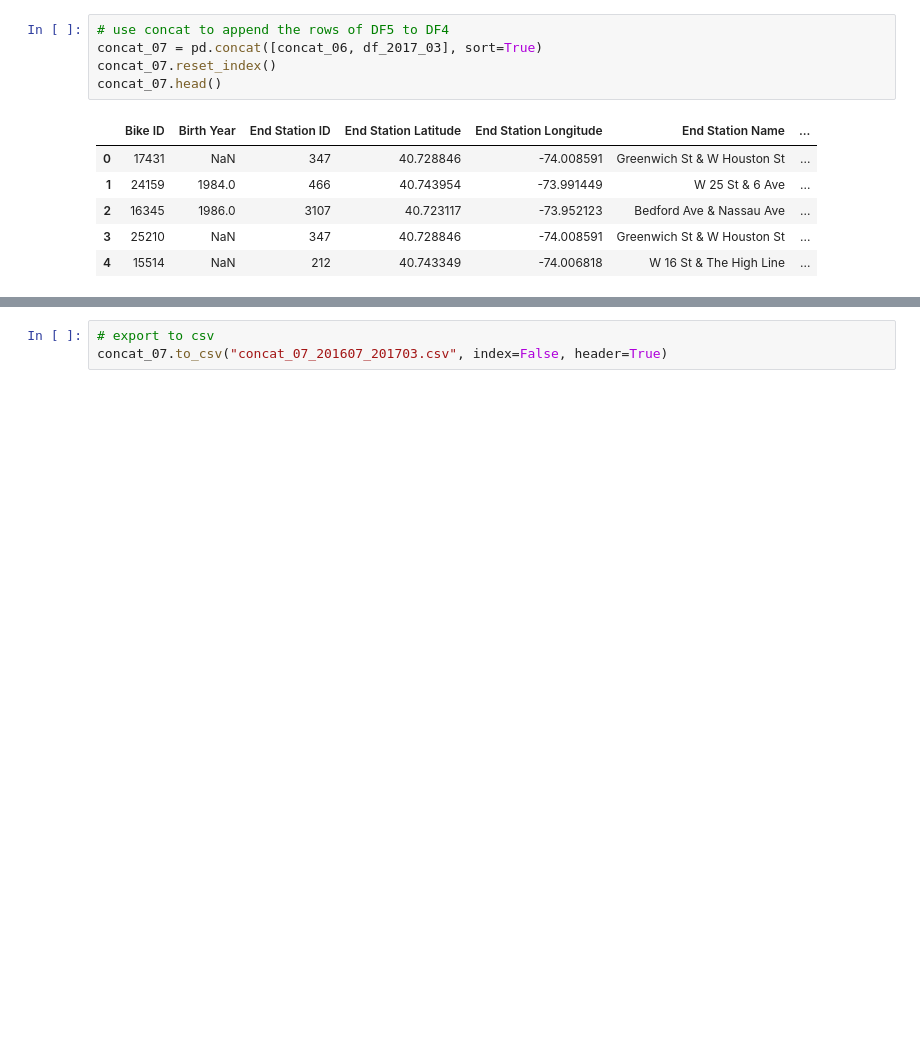
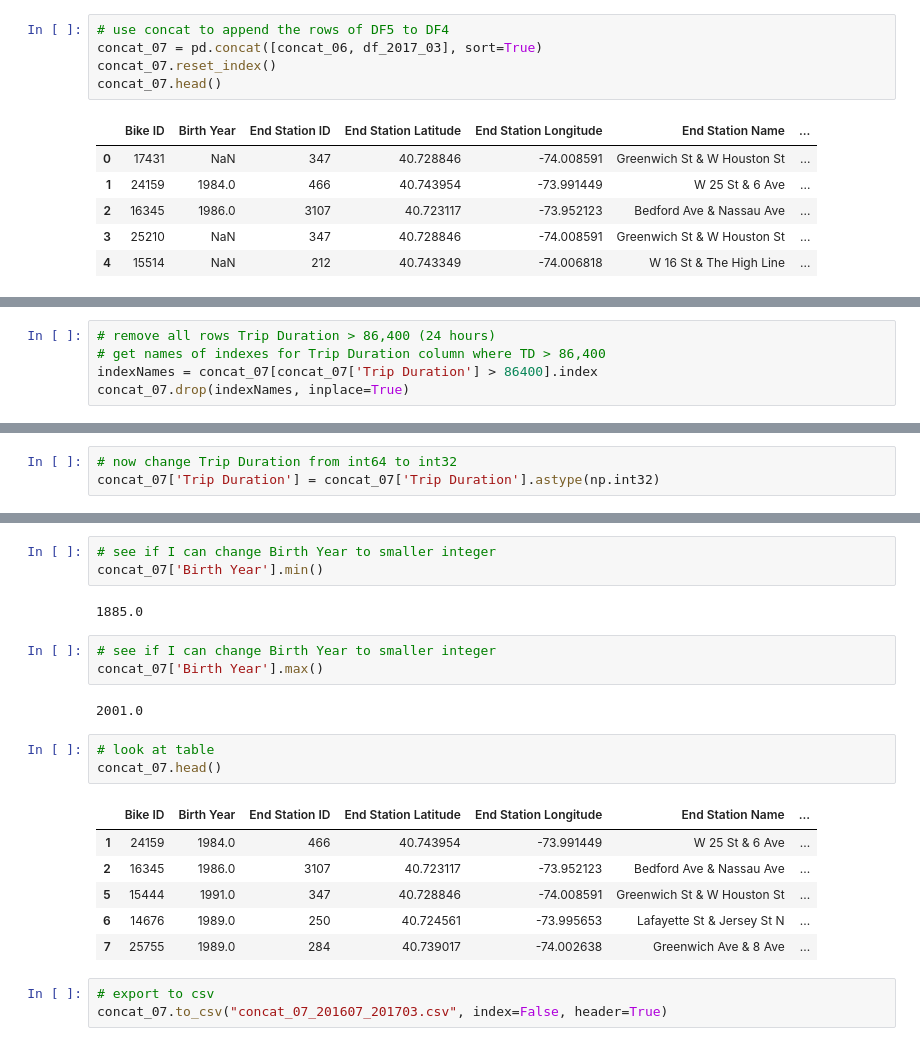
Before and after one commit to 3chords/biking_nyc, a Jupyter notebook: biking_nyc_July2016_to_Mar2017.ipynb, the cells around one changed output, grey strips where cells are left out. Saved outputs shown, nothing was run; the diff lists cells and outputs as text; blank space fills up the shorter version.

```diff
--- a/biking_nyc_July2016_to_Mar2017.ipynb
+++ b/biking_nyc_July2016_to_Mar2017.ipynb
@@ -555,0 +757,5 @@ dtype: int64
+# %%
+# remove all rows Trip Duration > 86,400 (24 hours)
+# get names of indexes for Trip Duration column where TD > 86,400
+indexNames = concat_07[concat_07['Trip Duration'] > 86400].index
+concat_07.drop(indexNames, inplace=True)
@@ -555,0 +808,3 @@ dtype: int64
+# %%
+# now change Trip Duration from int64 to int32
+concat_07['Trip Duration'] = concat_07['Trip Duration'].astype(np.int32)
@@ -556,3 +831,23 @@ dtype: int64
+# %%
+# see if I can change Birth Year to smaller integer
+concat_07['Birth Year'].min()
+# %% [output]
+1885.0
+# %%
+# see if I can change Birth Year to smaller integer
+concat_07['Birth Year'].max()
+# %% [output]
+2001.0
+# %%
+# look at table
+concat_07.head()
+# %% [output]
+|  | Bike ID | Birth Year | End Station ID | End Station Latitude | End Station Longitude | End Station Name | ... |
+| 1 | 24159 | 1984.0 | 466 | 40.743954 | -73.991449 | W 25 St & 6 Ave | ... |
+| 2 | 16345 | 1986.0 | 3107 | 40.723117 | -73.952123 | Bedford Ave & Nassau Ave | ... |
+| 5 | 15444 | 1991.0 | 347 | 40.728846 | -74.008591 | Greenwich St & W Houston St | ... |
+| 6 | 14676 | 1989.0 | 250 | 40.724561 | -73.995653 | Lafayette St & Jersey St N | ... |
+| 7 | 25755 | 1989.0 | 284 | 40.739017 | -74.002638 | Greenwich Ave & 8 Ave | ... |
 # %%
 # export to csv
 concat_07.to_csv("concat_07_201607_201703.csv", index=False, header=True)
```
Also changed, not shown: parts of 33 cells of this notebook.
